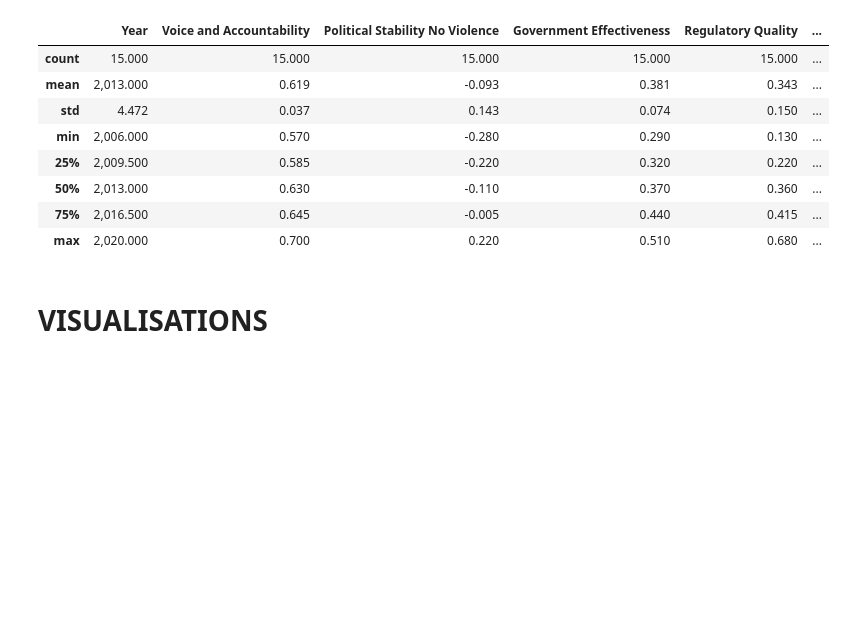
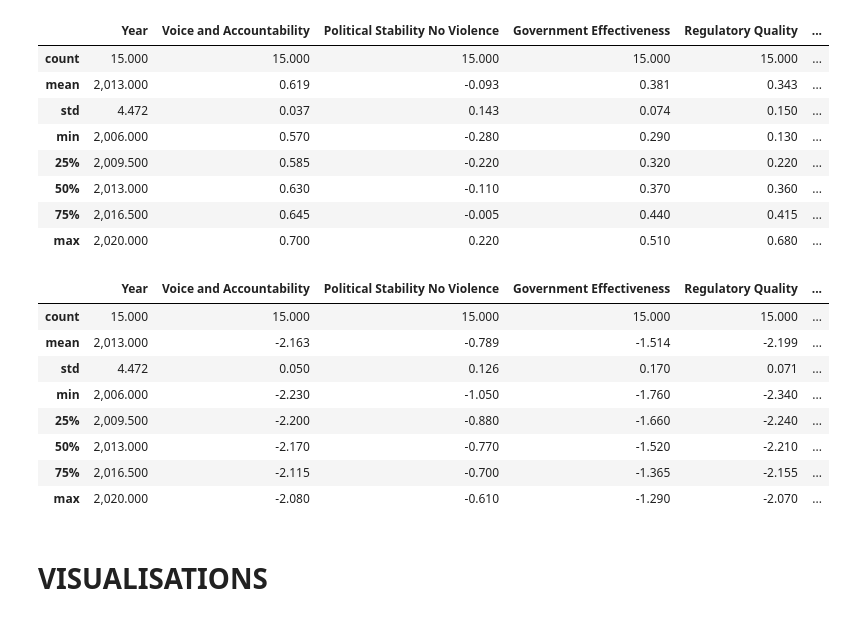
Before and after one commit to NigelGondo/Portfolio_Projects, a Jupyter notebook: Regression analysis of governance, ease of doing business and investment.ipynb, the cells around one changed output. Saved outputs shown, nothing was run; the diff lists cells and outputs as text; code cells hidden in the pictures; blank space fills up the shorter version.

```diff
--- a/Regression analysis of governance, ease of doing business and investment.ipynb
+++ b/Regression analysis of governance, ease of doing business and investment.ipynb
@@ -480,6 +480,18 @@ df_SouthAfrica_gov_indicators.describe()
 | 50% | 2,013.000 | 0.630 | -0.110 | 0.370 | 0.360 | ... |
 | 75% | 2,016.500 | 0.645 | -0.005 | 0.440 | 0.415 | ... |
 | max | 2,020.000 | 0.700 | 0.220 | 0.510 | 0.680 | ... |
+# %%
+df_Eritrea_gov_indicators.describe()
+# %% [output]
+|  | Year | Voice and Accountability | Political Stability No Violence | Government Effectiveness | Regulatory Quality | ... |
+| count | 15.000 | 15.000 | 15.000 | 15.000 | 15.000 | ... |
+| mean | 2,013.000 | -2.163 | -0.789 | -1.514 | -2.199 | ... |
+| std | 4.472 | 0.050 | 0.126 | 0.170 | 0.071 | ... |
+| min | 2,006.000 | -2.230 | -1.050 | -1.760 | -2.340 | ... |
+| 25% | 2,009.500 | -2.200 | -0.880 | -1.660 | -2.240 | ... |
+| 50% | 2,013.000 | -2.170 | -0.770 | -1.520 | -2.210 | ... |
+| 75% | 2,016.500 | -2.115 | -0.700 | -1.365 | -2.155 | ... |
+| max | 2,020.000 | -2.080 | -0.610 | -1.290 | -2.070 | ... |
 # %% [markdown]
 # VISUALISATIONS
 # %%
```
Also changed, not shown: parts of 8 cells of this notebook.
